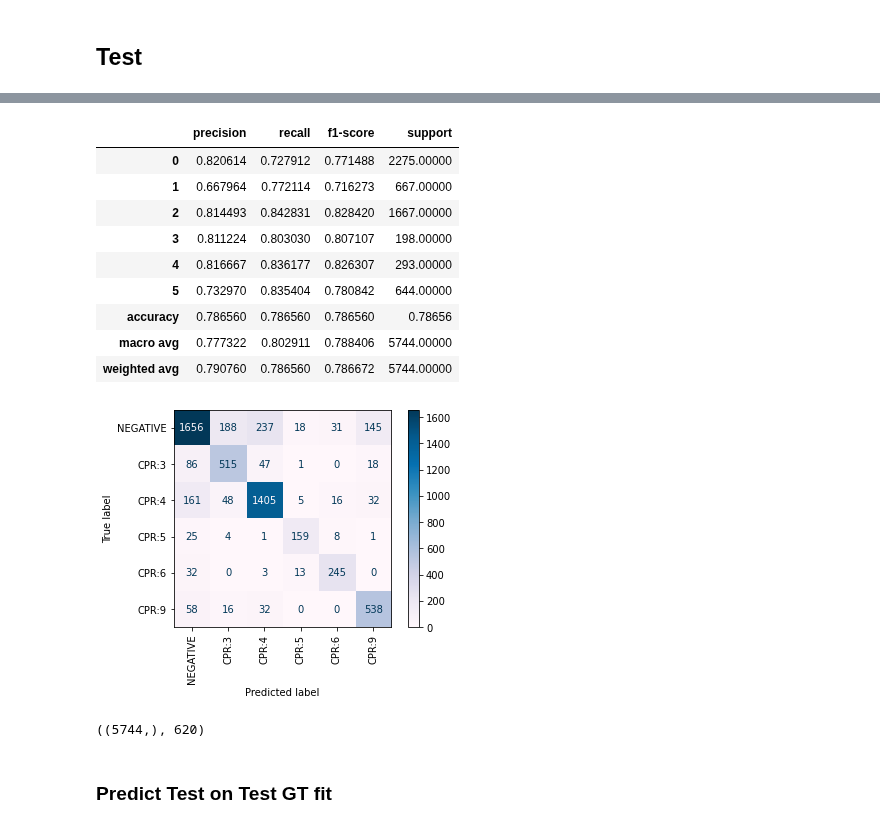
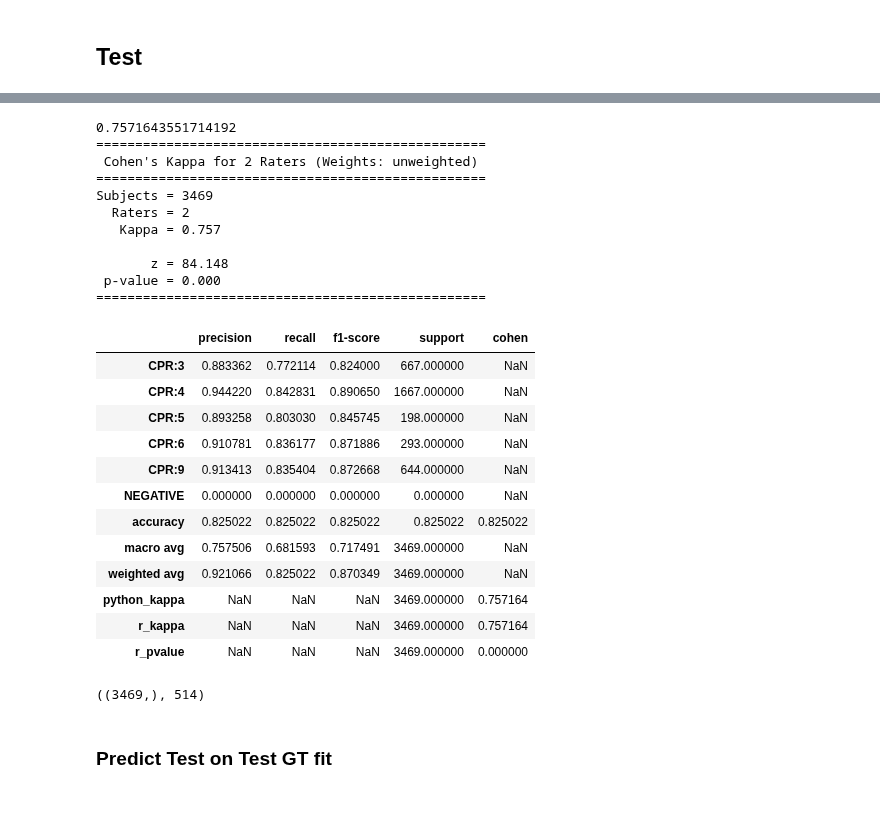
Before and after one commit to elangovana/bert-shortcuts, a Jupyter notebook: notebooks/chemprot_shortcut_analysis.ipynb, the cells around one changed output, grey strips where cells are left out. Drawn from its saved outputs; the diff is of its cells as text; code cells hidden in the pictures.

```diff
--- a/notebooks/chemprot_shortcut_analysis.ipynb
+++ b/notebooks/chemprot_shortcut_analysis.ipynb
@@ -832,23 +636,34 @@ print_report(df_test["gold"],df_test["y"], labels=pos_labels)
-# %%
-print_report(df_test["gold"],df_test["y"], labels=all_labels)
-# %% [output]
-|  | precision | recall | f1-score | support |
-| 0 | 0.820614 | 0.727912 | 0.771488 | 2275.00000 |
-| 1 | 0.667964 | 0.772114 | 0.716273 | 667.00000 |
-| 2 | 0.814493 | 0.842831 | 0.828420 | 1667.00000 |
-| 3 | 0.811224 | 0.803030 | 0.807107 | 198.00000 |
-| 4 | 0.816667 | 0.836177 | 0.826307 | 293.00000 |
-| 5 | 0.732970 | 0.835404 | 0.780842 | 644.00000 |
-| accuracy | 0.786560 | 0.786560 | 0.786560 | 0.78656 |
-| macro avg | 0.777322 | 0.802911 | 0.788406 | 5744.00000 |
-| weighted avg | 0.790760 | 0.786560 | 0.786672 | 5744.00000 |
-# %%
-plot_confusionmatrix(df_test["gold"],df_test["y"] )
-# %% [output]
-[figure, removed]
+# %%
+
+print_report(df_test_eval_only["gold"],df_test_eval_only["prediction"])
+# %% [output]
+0.7571643551714192
+==================================================
+ Cohen's Kappa for 2 Raters (Weights: unweighted)
+==================================================
+Subjects = 3469
+  Raters = 2
+   Kappa = 0.757
+
+       z = 84.148
+ p-value = 0.000
+==================================================
+|  | precision | recall | f1-score | support | cohen |
+| CPR:3 | 0.883362 | 0.772114 | 0.824000 | 667.000000 | NaN |
+| CPR:4 | 0.944220 | 0.842831 | 0.890650 | 1667.000000 | NaN |
+| CPR:5 | 0.893258 | 0.803030 | 0.845745 | 198.000000 | NaN |
+| CPR:6 | 0.910781 | 0.836177 | 0.871886 | 293.000000 | NaN |
+| CPR:9 | 0.913413 | 0.835404 | 0.872668 | 644.000000 | NaN |
+| NEGATIVE | 0.000000 | 0.000000 | 0.000000 | 0.000000 | NaN |
+| accuracy | 0.825022 | 0.825022 | 0.825022 | 0.825022 | 0.825022 |
+| macro avg | 0.757506 | 0.681593 | 0.717491 | 3469.000000 | NaN |
+| weighted avg | 0.921066 | 0.825022 | 0.870349 | 3469.000000 | NaN |
+| python_kappa | NaN | NaN | NaN | 3469.000000 | 0.757164 |
+| r_kappa | NaN | NaN | NaN | 3469.000000 | 0.757164 |
+| r_pvalue | NaN | NaN | NaN | 3469.000000 | 0.000000 |
 # %%
-df_test["abstract_id"].shape, df_test["abstract_id"].nunique()
+df_test_eval_only["abstract_id"].shape, df_test_eval_only["abstract_id"].nunique()
 # %% [output]
-((5744,), 620)
+((3469,), 514)
 # %% [markdown]
 ### Predict Test on Test GT fit
```
Also changed, not shown: parts of 70 cells of this notebook.
